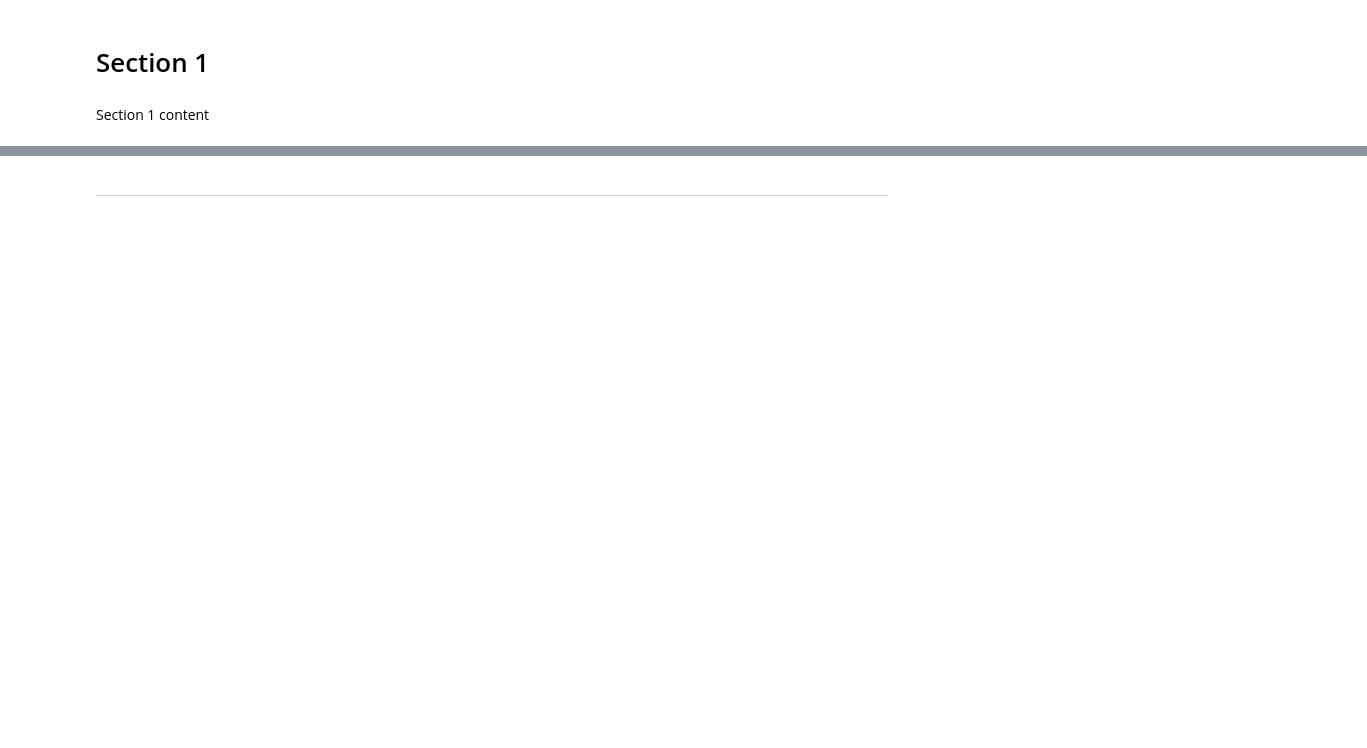
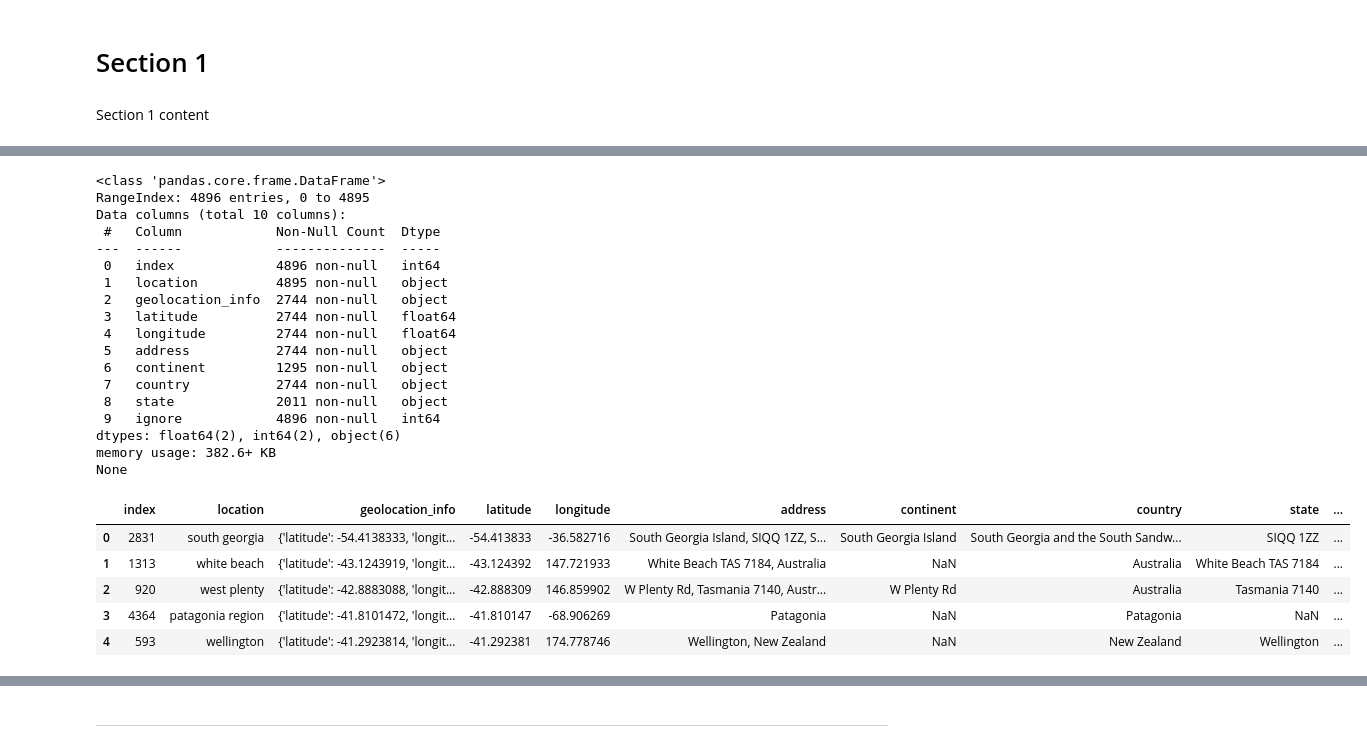
Before and after one commit to Hysnap/CapStoneProject_2025, a Jupyter notebook: 5_dashboard/Capstone_Dashboard_visualizations.ipynb, the cells around one changed output, grey strips where cells are left out. Cells and saved outputs as stored; diff of their text form; code cells hidden in the pictures; blank space fills up the shorter version.

```diff
--- a/5_dashboard/Capstone_Dashboard_visualizations.ipynb
+++ b/5_dashboard/Capstone_Dashboard_visualizations.ipynb
@@ -55,0 +74,30 @@ import seaborn as sns
+# %%
+# load location data from the unique_locations.csv file
+locations = pd.read_csv("data//unique_locations.csv")
+print(locations.info())
+locations.head()
+# %% [output]
+<class 'pandas.core.frame.DataFrame'>
+RangeIndex: 4896 entries, 0 to 4895
+Data columns (total 10 columns):
+ #   Column            Non-Null Count  Dtype
+---  ------            --------------  -----
+ 0   index             4896 non-null   int64
+ 1   location          4895 non-null   object
+ 2   geolocation_info  2744 non-null   object
+ 3   latitude          2744 non-null   float64
+ 4   longitude         2744 non-null   float64
+ 5   address           2744 non-null   object
+ 6   continent         1295 non-null   object
+ 7   country           2744 non-null   object
+ 8   state             2011 non-null   object
+ 9   ignore            4896 non-null   int64
+dtypes: float64(2), int64(2), object(6)
+memory usage: 382.6+ KB
+None
+|  | index | location | geolocation_info | latitude | longitude | address | continent | country | state | ... |
+| 0 | 2831 | south georgia | {'latitude': -54.4138333, 'longit... | -54.413833 | -36.582716 | South Georgia Island, SIQQ 1ZZ, S... | South Georgia Island | South Georgia and the South Sandw... | SIQQ 1ZZ | ... |
+| 1 | 1313 | white beach | {'latitude': -43.1243919, 'longit... | -43.124392 | 147.721933 | White Beach TAS 7184, Australia | NaN | Australia | White Beach TAS 7184 | ... |
+| 2 | 920 | west plenty | {'latitude': -42.8883088, 'longit... | -42.888309 | 146.859902 | W Plenty Rd, Tasmania 7140, Austr... | W Plenty Rd | Australia | Tasmania 7140 | ... |
+| 3 | 4364 | patagonia region | {'latitude': -41.8101472, 'longit... | -41.810147 | -68.906269 | Patagonia | NaN | Patagonia | NaN | ... |
+| 4 | 593 | wellington | {'latitude': -41.2923814, 'longit... | -41.292381 | 174.778746 | Wellington, New Zealand | NaN | New Zealand | Wellington | ... |
```
Also changed, not shown: parts of 8 cells of this notebook, 11 other files.
